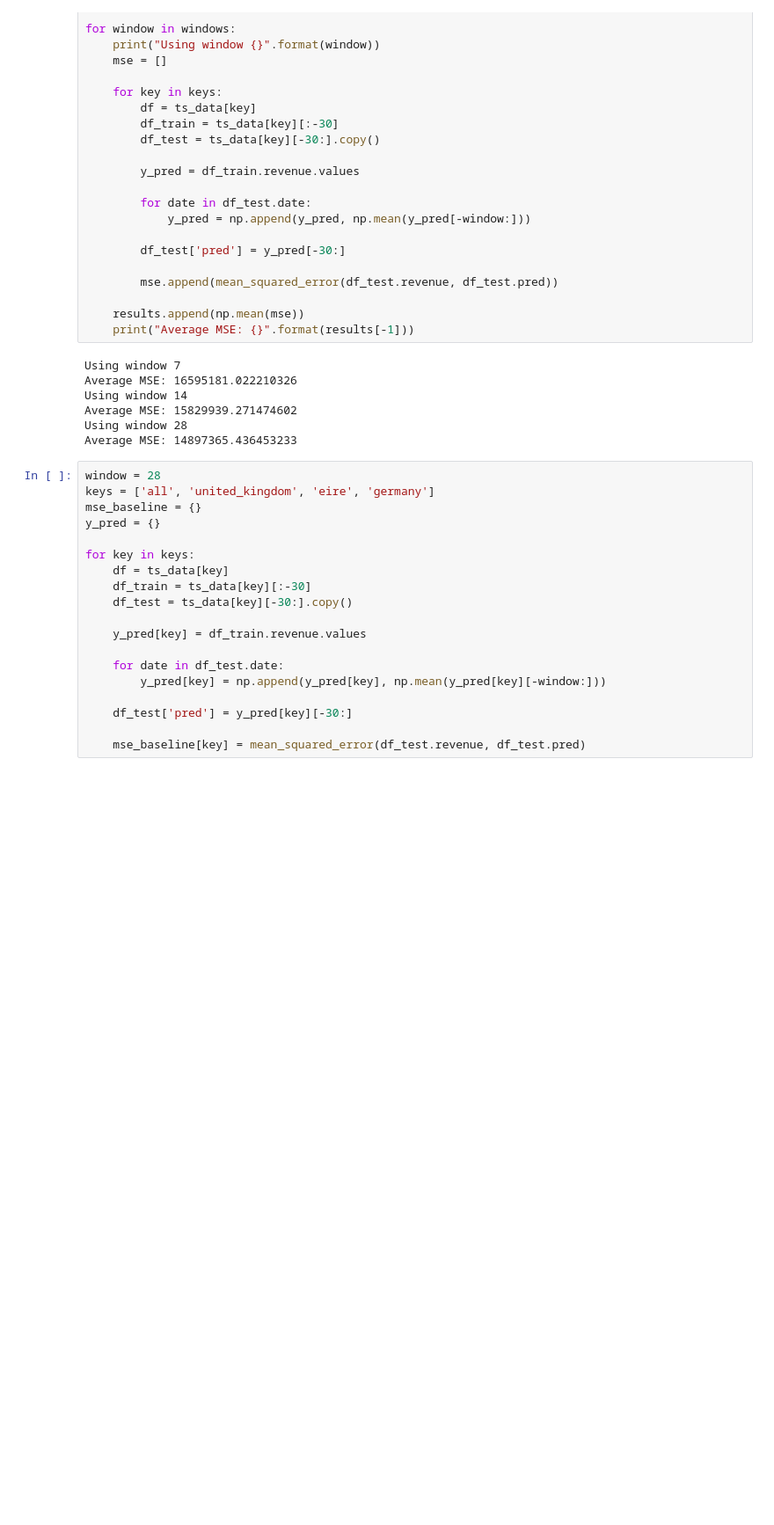
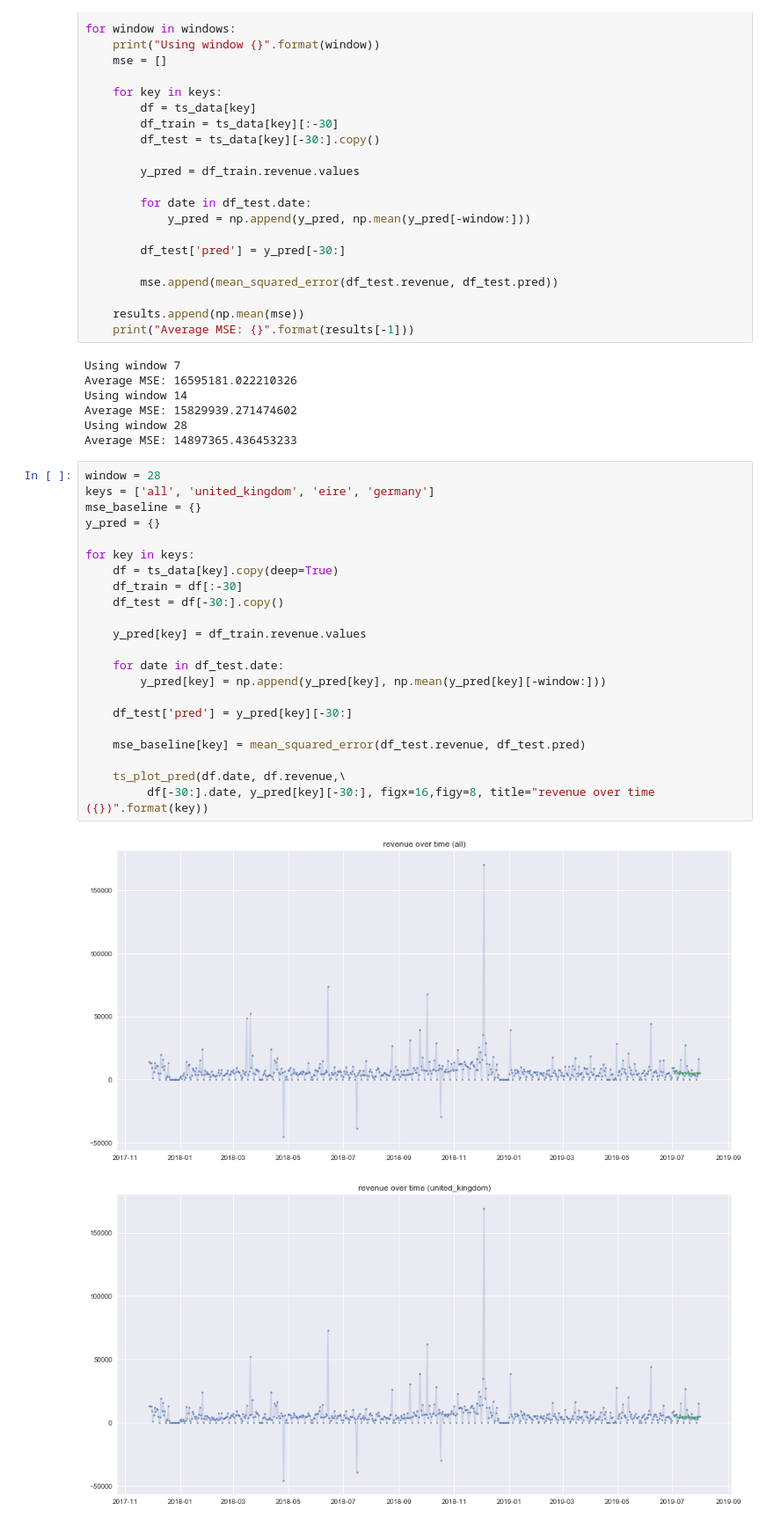
Before and after one commit to rdpb/ibm-ai-capstone, a Jupyter notebook: Part 2 - Model building and selection.ipynb, the cells around one changed output. Shown at 88% size. Saved outputs shown, nothing was run; the diff lists cells and outputs as text; blank space fills up the shorter version.

```diff
--- a/Part 2 - Model building and selection.ipynb
+++ b/Part 2 - Model building and selection.ipynb
@@ -81,19 +77,25 @@ Average MSE: 14897365.436453233
 # %%
 window = 28
 keys = ['all', 'united_kingdom', 'eire', 'germany']
 mse_baseline = {}
 y_pred = {}
 
 for key in keys:
-    df = ts_data[key]
-    df_train = ts_data[key][:-30]
-    df_test = ts_data[key][-30:].copy()
+    df = ts_data[key].copy(deep=True)
+    df_train = df[:-30]
+    df_test = df[-30:].copy()
 
     y_pred[key] = df_train.revenue.values
 
     for date in df_test.date:
         y_pred[key] = np.append(y_pred[key], np.mean(y_pred[key][-window:]))
 
     df_test['pred'] = y_pred[key][-30:]
 
     mse_baseline[key] = mean_squared_error(df_test.revenue, df_test.pred)
+
+    ts_plot_pred(df.date, df.revenue,\
+         df[-30:].date, y_pred[key][-30:], figx=16,figy=8, title="revenue over time ({})".format(key))
+# %% [output]
+[figure, added]
+[figure, added]
```
Also changed, not shown: parts of 18 cells of this notebook.
